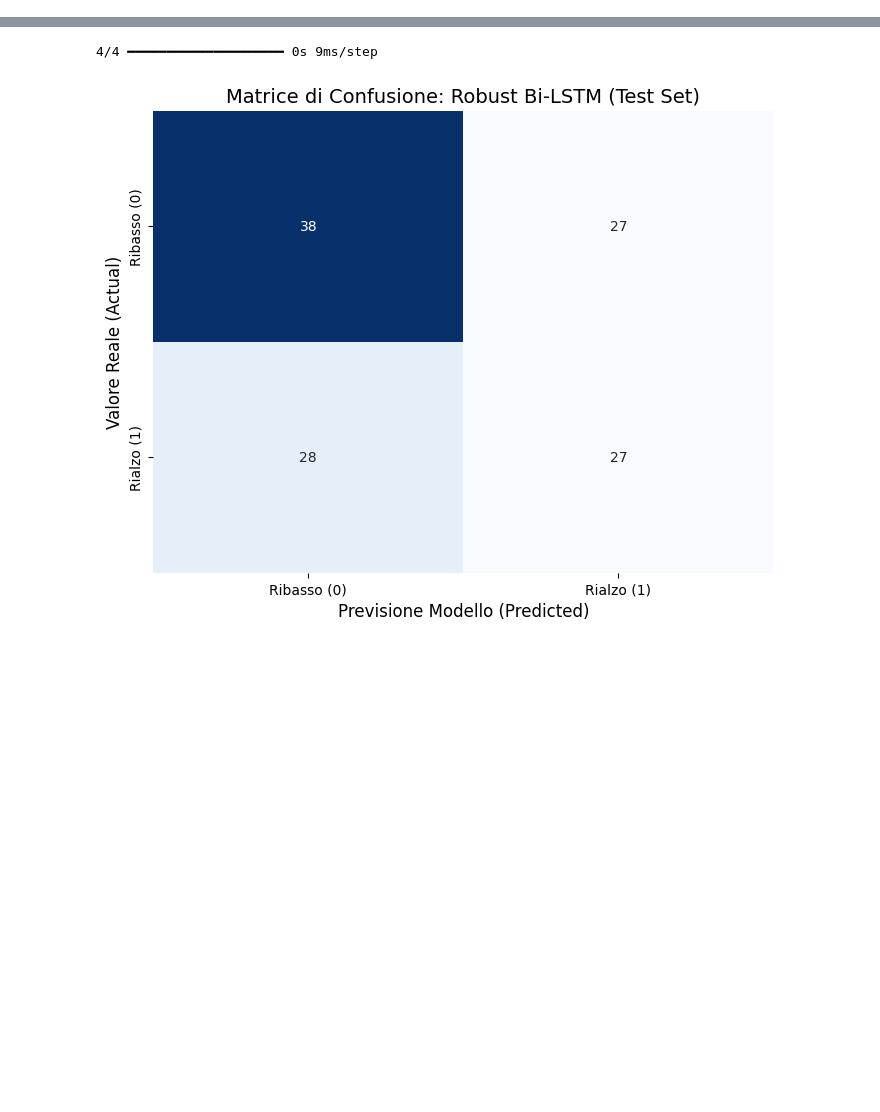
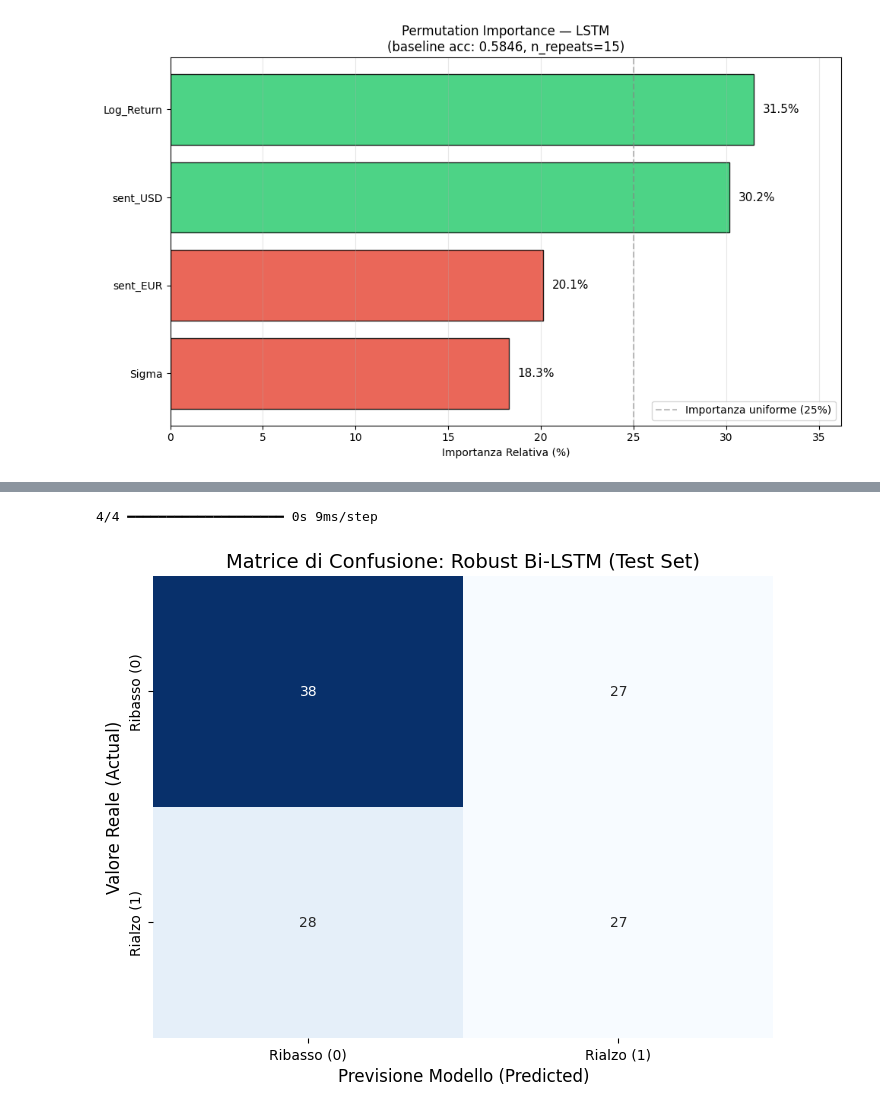
Before and after one commit to dieguz17/Forecasting-EUR-USD-Integrazione-di-modelli-GARCH-e-Sentiment-Analysis-FinBERT-BiLSTM-, a Jupyter notebook: tesipartepython.ipynb, the cells around one changed output, grey strips where cells are left out. Drawn from its saved outputs; the diff is of its cells as text; code cells hidden in the pictures; blank space fills up the shorter version.

```diff
--- a/tesipartepython.ipynb
+++ b/tesipartepython.ipynb
@@ -42,0 +594,88 @@ FileNotFoundError: [Errno 2] No such file or directory: 'news_per_sentiment_spli
+# %%
+import numpy as np
+import matplotlib.pyplot as plt
+
+def permutation_importance(model, X_test, y_test, feature_names, n_repeats=15):
+    """
+    Calcola la permutation importance per ogni feature.
+    Per ogni feature, permuta i valori lungo tutta la finestra temporale
+    e misura il calo di accuracy rispetto alla baseline.
+    """
+    baseline_preds  = (model.predict(X_test, verbose=0).flatten() >= 0.5).astype(int)
+    baseline_acc    = (baseline_preds == y_test).mean()
+
+    importances = []
+    print(f"Baseline accuracy: {baseline_acc:.4f}")
+    print("Calcolo permutation importance...")
+
+    for i, feat in enumerate(feature_names):
+        drops = []
+        for r in range(n_repeats):
+            np.random.seed(r)
+            X_perm = X_test.copy()
+
+            # Permuta i valori della feature i lungo tutti i campioni
+            # mantenendo la struttura temporale interna invariata
+            col = X_perm[:, :, i].copy()
+            idx = np.random.permutation(col.shape[0])
+            X_perm[:, :, i] = col[idx]
+
+            perm_preds = (model.predict(X_perm, verbose=0).flatten() >= 0.5).astype(int)
+            perm_acc   = (perm_preds == y_test).mean()
+            drops.append(max(0, baseline_acc - perm_acc))
+
+        mean_drop = np.mean(drops)
+        importances.append(mean_drop)
+        print(f"  {feat:<15}: drop medio = {mean_drop:.4f}")
+
+    # Normalizza in percentuale
+    total = sum(importances) if sum(importances) > 0 else 1
+    percentages = [imp / total * 100 for imp in importances]
+
+    print("\n--- IMPORTANZA RELATIVA ---")
+    for feat, pct in sorted(zip(feature_names, percentages), key=lambda x: -x[1]):
+        print(f"  {feat:<15}: {pct:.1f}%")
+
+    # Grafico
+    sorted_pairs = sorted(zip(feature_names, percentages), key=lambda x: x[1])
+    feats_sorted = [p[0] for p in sorted_pairs]
+    pcts_sorted  = [p[1] for p in sorted_pairs]
+
+    colors = ['#2ecc71' if p > 25 else '#e74c3c' for p in pcts_sorted]
+
+    plt.figure(figsize=(10, 6))
+    bars = plt.barh(feats_sorted, pcts_sorted,
+                    color=colors, edgecolor='black', alpha=0.85)
+
+    for bar in bars:
+        width = bar.get_width()
+        plt.text(width + 0.5, bar.get_y() + bar.get_height()/2,
+                 f'{width:.1f}%', va='center', fontsize=11)
+
+    plt.xlabel('Importanza Relativa (%)')
+    plt.title('Permutation Importance — LSTM\n'
+              f'(baseline acc: {baseline_acc:.4f}, n_repeats={n_repeats})')
+    plt.xlim(0, max(pcts_sorted) * 1.15)
+    plt.axvline(x=25, color='gray', linestyle='--',
+                alpha=0.5, label='Importanza uniforme (25%)')
+    plt.legend()
+    plt.grid(axis='x', alpha=0.3)
+    plt.tight_layout()
+    plt.savefig('feature_importance_lstm.png', dpi=150, bbox_inches='tight')
+    plt.show()
+
+    return dict(zip(feature_names, percentages))
+
+# ----------------------------------------------------------------
+# ESECUZIONE — usa il modello e i dati già in memoria
+# ----------------------------------------------------------------
+feature_names = ['Log_Return', 'Sigma', 'sent_EUR', 'sent_USD']
+
+importance_results = permutation_importance(
+    model       = final_model,
+    X_test      = X_test_seq,
+    y_test      = y_test_seq,
+    feature_names = feature_names,
+    n_repeats   = 15
+)
+# %% [output]
@@ -42,0 +694 @@ FileNotFoundError: [Errno 2] No such file or directory: 'news_per_sentiment_spli
+[figure, added]
```
Also changed, not shown: parts of 37 cells of this notebook.
